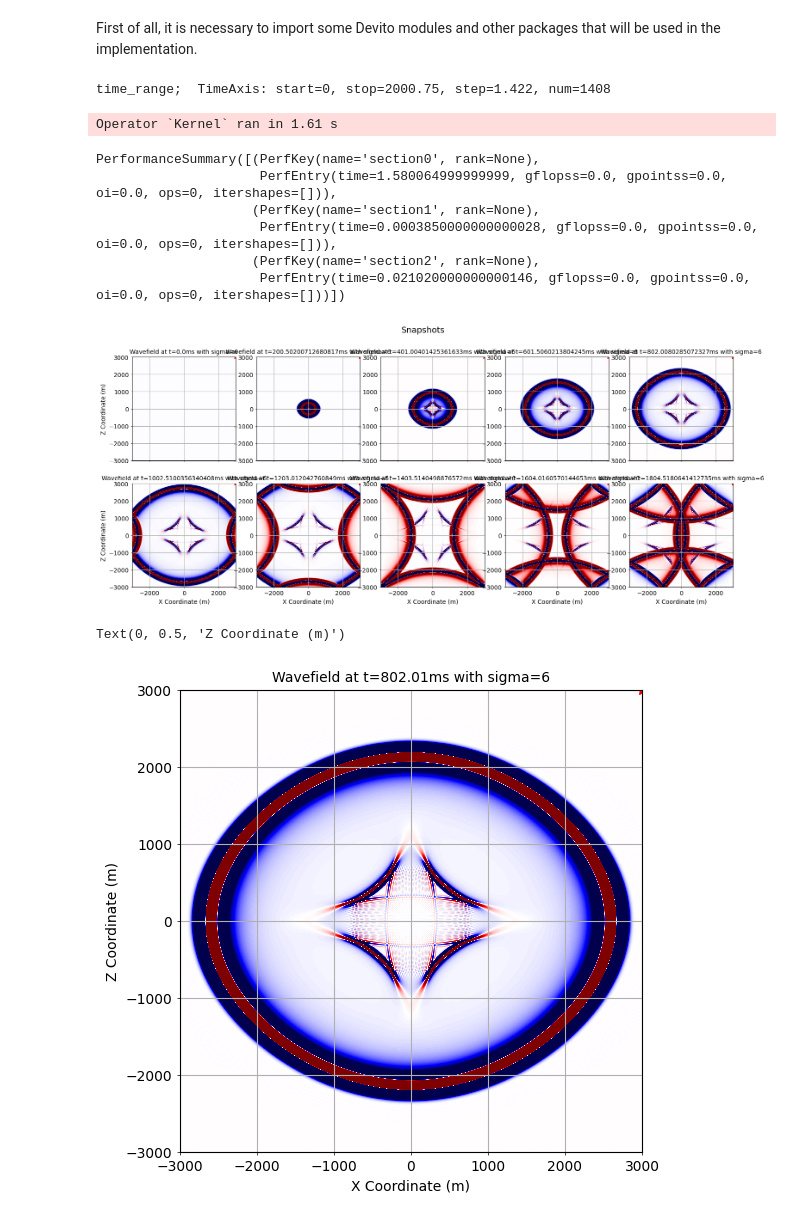
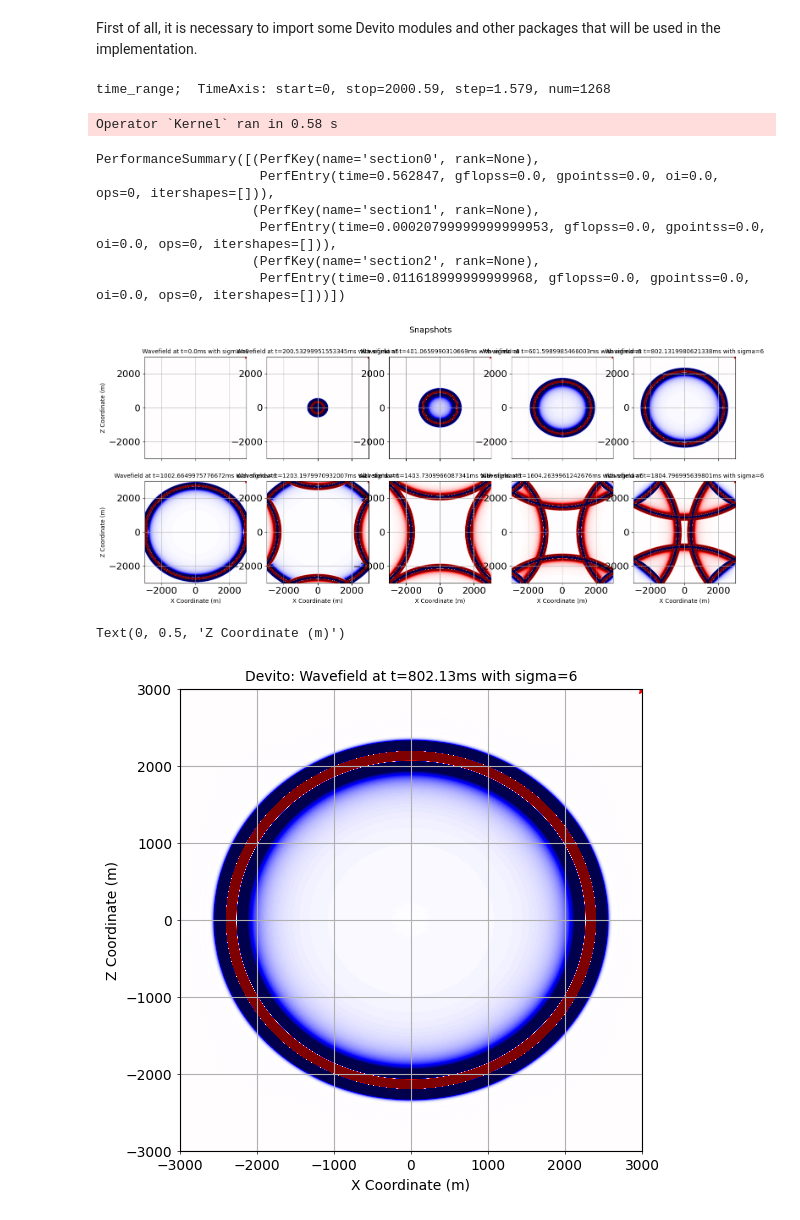
Before and after one commit to Bertbk/geos-python, a Jupyter notebook: vti-fletcher.ipynb, the cells around one changed output. Cells and saved outputs as stored; diff of their text form; code cells hidden in the pictures.

Commit message:
devito fletcher notebook

```diff
--- a/vti-fletcher.ipynb
+++ b/vti-fletcher.ipynb
@@ -29,14 +29,16 @@ torder=2
 # # model.update('theta', np.ones(shape)*(45.*(np.pi/180.))) # radians
 # model.update('theta', 0) # radians
 vp = 3
-eps =0.24
+eps =0.1#24
 delt=0.1
 #sigma = (vp*vp)/(vs*vs)*(epsilon - delta)
-sigma = float('inf')
+sigma = 6#float('inf')
 vs2 = (vp*vp)*(eps - delt)/(sigma)
 vti_f = 1 - (eps - delt)/(sigma)
 
-freq = 0.0125
+freq_rickers = 0.005
+freq = freq_rickers * 2.5
+
 
 model = SeismicModel(space_order=sorder, vp=vp, origin=origin, shape=shape,
                       dtype=np.float32, spacing=spacing, nbl=nbl, epsilon=eps,
@@ -56,7 +58,7 @@ dt = model.critical_dt
 time_range = TimeAxis(start=t0,stop=tn,step=dt)
 print("time_range; ", time_range)
 # %% [output]
-time_range;  TimeAxis: start=0, stop=2000.75, step=1.422, num=1408
+time_range;  TimeAxis: start=0, stop=2000.59, step=1.579, num=1268
 # %%
 # NBVAL_IGNORE_OUTPUT
 
@@ -116,13 +118,13 @@ optime(time=time_range.num-2, dt=model.critical_dt)
 # #    oppres(time_M = niter_poisson)
 #     psave[step,:,:]=p.data[(step+1)%3,:,:]
 # %% [output]
-Operator `Kernel` ran in 1.61 s
+Operator `Kernel` ran in 0.58 s
 PerformanceSummary([(PerfKey(name='section0', rank=None),
-                     PerfEntry(time=1.580064999999999, gflopss=0.0, gpointss=0.0, oi=0.0, ops=0, itershapes=[])),
+                     PerfEntry(time=0.562847, gflopss=0.0, gpointss=0.0, oi=0.0, ops=0, itershapes=[])),
                     (PerfKey(name='section1', rank=None),
-                     PerfEntry(time=0.0003850000000000028, gflopss=0.0, gpointss=0.0, oi=0.0, ops=0, itershapes=[])),
+                     PerfEntry(time=0.00020799999999999953, gflopss=0.0, gpointss=0.0, oi=0.0, ops=0, itershapes=[])),
                     (PerfKey(name='section2', rank=None),
-                     PerfEntry(time=0.021020000000000146, gflopss=0.0, gpointss=0.0, oi=0.0, ops=0, itershapes=[]))])
+                     PerfEntry(time=0.011618999999999968, gflopss=0.0, gpointss=0.0, oi=0.0, ops=0, itershapes=[]))])
 # %%
 # Some useful definitions for plotting if nbl is set to any other value than zero
 nxpad,nzpad = shape[0] + 2 * nbl, shape[1] + 2 * nbl
@@ -132,34 +134,34 @@ extent_pad  = tuple([s*(n-1) for s, n in zip(spacing, shape_pad)])
 # %%
 # NBVAL_IGNORE_OUTPUT
 
 # Note: flip sense of second dimension to make the plot positive downwards
 plt_extent = [origin_pad[0] - extent_pad[0]/2, origin_pad[0] + extent_pad[0]/2,
               origin_pad[1] - extent_pad[1]/2, origin_pad[1] + extent_pad[1]/2]
 
 # Plot the wavefields, each normalized to scaled maximum of last time step
 kt = (time_range.num - 2) - 1
 amax = 0.05 * np.max(np.abs(p.data[kt,:,:]))
 
 nsnaps = 10
 factor = round(time_range.num/nsnaps)
 
 fig, axes = plt.subplots(2, 5, figsize=(18, 7), sharex=True)
 fig.suptitle("Snapshots", size=14)
 for count, ax in enumerate(axes.ravel()):
     snapshot = factor*count
     ax.imshow(np.transpose(p.data[snapshot,:,:]), cmap="seismic",
                vmin=-amax, vmax=+amax, extent=plt_extent)
     ax.plot(model.domain_size[0]* .5, model.domain_size[1]* .5, \
          'red', linestyle='None', marker='*', markersize=8, label="Source")
     ax.grid()
-    ax.tick_params('both', length=2, width=0.5, which='major',labelsize=10)
+#    ax.tick_params('both', length=2, width=0.5, which='major',labelsize=10)
     ax.set_title("Wavefield at t="+str(factor*count*dt)+"ms with sigma="+str(sigma),fontsize=10)
 for ax in axes[1, :]:
     ax.set_xlabel("X Coordinate (m)",fontsize=10)
 for ax in axes[:, 0]:
     ax.set_ylabel("Z Coordinate (m)",fontsize=10)
 # %% [output]
-[figure, old version]
+[figure, new version]
 # %%
 fig, ax = plt.subplots(1)
 it =4*factor
@@ -169,9 +171,9 @@ ax.plot(model.domain_size[0]* .5, model.domain_size[1]* .5, \
         'red', linestyle='None', marker='*', markersize=8, label="Source")
 ax.grid()
 ax.tick_params('both', length=2, width=0.5, which='major',labelsize=10)
-ax.set_title("Wavefield at t="+str(format(it*dt, '.2f'))+"ms with sigma="+str(sigma),fontsize=10)
+ax.set_title("Devito: Wavefield at t="+str(format(it*dt, '.2f'))+"ms with sigma="+str(sigma),fontsize=10)
 ax.set_xlabel("X Coordinate (m)",fontsize=10)
 ax.set_ylabel("Z Coordinate (m)",fontsize=10)
 # %% [output]
 Text(0, 0.5, 'Z Coordinate (m)')
-[figure, old version]
+[figure, new version]
```
Also changed, not shown: 1 other file.
